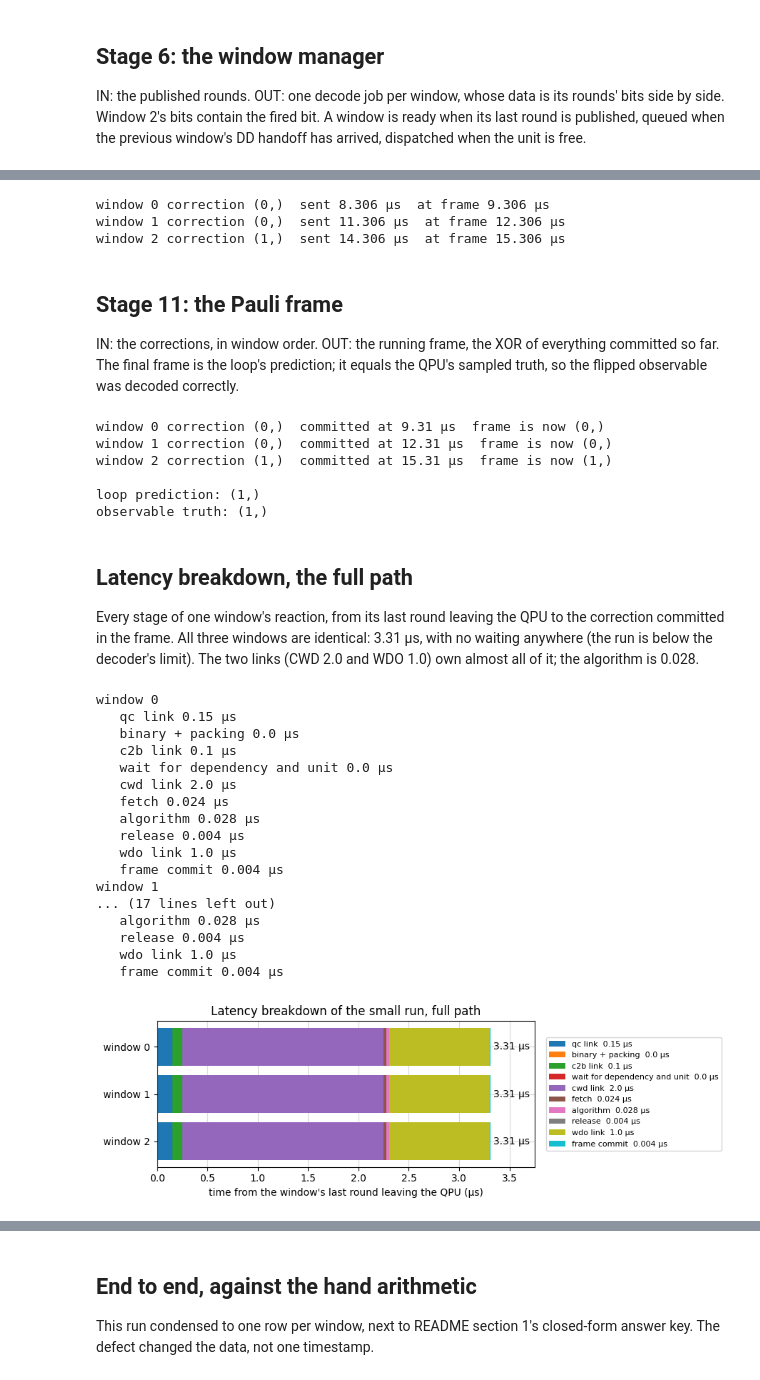
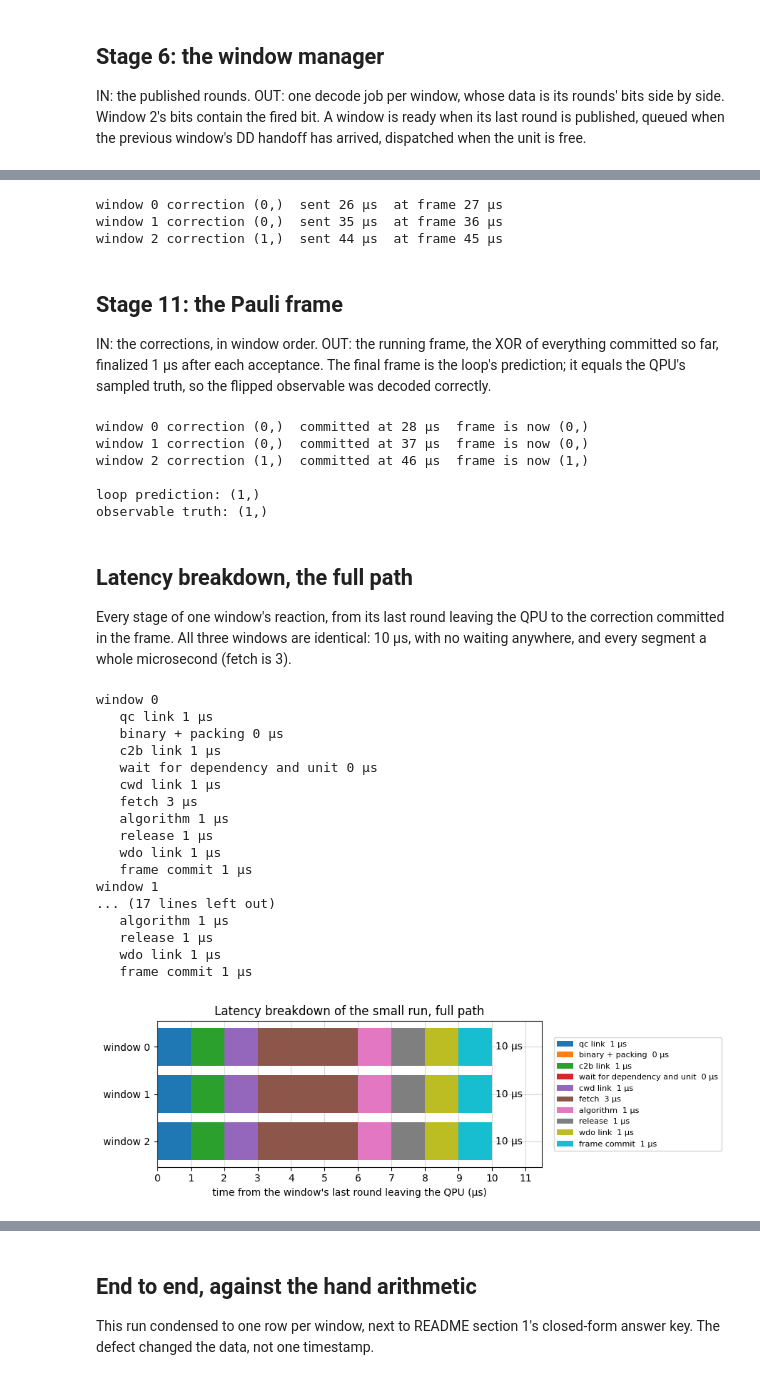
Before and after one commit to Subashkatel/decsim, a Jupyter notebook: guide/walkthrough/small_run.ipynb, the cells around one changed output, grey strips where cells are left out. Saved outputs shown, nothing was run; the diff lists cells and outputs as text; code cells hidden in the pictures.

Commit message:
guide: whole-number small-run card (small_run.yaml); fully broken-down timeline; answer key, notebook, README moved to the new numbers

```diff
--- a/guide/walkthrough/small_run.ipynb
+++ b/guide/walkthrough/small_run.ipynb
@@ -22,7 +25,7 @@ print(repo_root)
 # %%
 import yaml
 
-CONFIG_PATH = repo_root / "experiments/validation/analytic_oracle_d3_r12.yaml"
+CONFIG_PATH = repo_root / "guide/walkthrough/small_run.yaml"
 config = yaml.safe_load(CONFIG_PATH.read_text())
 print(CONFIG_PATH.read_text())
 # %% [output]
@@ -110,7 +113,7 @@ from decsim.links.link_profiles import logical_reference_profile, with_controlle
 from decsim.links.links import LinkConfig
 
 cards = config["links"]
-source = "analytic_oracle_d3_r12.yaml"
+source = "small_run.yaml"
 
 links = with_controller_to_buffer_edge(logical_reference_profile(),
                                        latency_us=cards["c2b"]["latency_us"],
@@ -181,7 +184,10 @@ qpu = completed.qpu.model
 
 
 def us(ticks):
-    return round(ticks / TICKS_PER_US, 6)
+    value = ticks / TICKS_PER_US
+    if value == int(value):
+        return int(value)
+    return round(value, 6)
 
 
 def transfers_on(path):
@@ -448,16 +455,16 @@ for window_id, record in sorted(frame_records.items()):
     print("window", window_id, "correction", record.logical_observables,
           " sent", sent, "µs  at frame", arrived, "µs")
 # %% [output]
-window 0 correction (0,)  sent 8.306 µs  at frame 9.306 µs
-window 1 correction (0,)  sent 11.306 µs  at frame 12.306 µs
-window 2 correction (1,)  sent 14.306 µs  at frame 15.306 µs
+window 0 correction (0,)  sent 26 µs  at frame 27 µs
+window 1 correction (0,)  sent 35 µs  at frame 36 µs
+window 2 correction (1,)  sent 44 µs  at frame 45 µs
 # %% [markdown]
 ## Stage 11: the Pauli frame
 
 IN: the corrections, in window order. OUT: the running frame, the XOR of
-everything committed so far. The final frame is the loop's prediction; it
-equals the QPU's sampled truth, so the flipped observable was decoded
-correctly.
+everything committed so far, finalized 1 µs after each acceptance. The
+final frame is the loop's prediction; it equals the QPU's sampled truth,
+so the flipped observable was decoded correctly.
 # %%
 frame = 0
 for window_id, record in sorted(frame_records.items()):
@@ -470,9 +477,9 @@ print()
 print("loop prediction:", tuple(result.logical_observables))
 print("observable truth:", tuple(result.observable_truth))
 # %% [output]
-window 0 correction (0,)  committed at 9.31 µs  frame is now (0,)
-window 1 correction (0,)  committed at 12.31 µs  frame is now (0,)
-window 2 correction (1,)  committed at 15.31 µs  frame is now (1,)
+window 0 correction (0,)  committed at 28 µs  frame is now (0,)
+window 1 correction (0,)  committed at 37 µs  frame is now (0,)
+window 2 correction (1,)  committed at 46 µs  frame is now (1,)
 
 loop prediction: (1,)
 observable truth: (1,)
@@ -481,9 +488,8 @@ observable truth: (1,)
 
 Every stage of one window's reaction, from its last round leaving the QPU
 to the correction committed in the frame. All three windows are identical:
-3.31 µs, with no waiting anywhere (the run is below the decoder's limit).
-The two links (CWD 2.0 and WDO 1.0) own almost all of it; the algorithm is
-0.028.
+10 µs, with no waiting anywhere, and every segment a whole microsecond
+(fetch is 3).
 # %%
 import matplotlib.pyplot as plt
 
@@ -515,50 +521,51 @@ for window_id in windows:
         print("  ", stage, duration, "µs")
 # %% [output]
 window 0
-   qc link 0.15 µs
-   binary + packing 0.0 µs
-   c2b link 0.1 µs
-   wait for dependency and unit 0.0 µs
-   cwd link 2.0 µs
-   fetch 0.024 µs
-   algorithm 0.028 µs
-   release 0.004 µs
-   wdo link 1.0 µs
-   frame commit 0.004 µs
+   qc link 1 µs
+   binary + packing 0 µs
+   c2b link 1 µs
+   wait for dependency and unit 0 µs
+   cwd link 1 µs
+   fetch 3 µs
+   algorithm 1 µs
+   release 1 µs
+   wdo link 1 µs
+   frame commit 1 µs
 window 1
 ... (17 lines left out)
-   algorithm 0.028 µs
-   release 0.004 µs
-   wdo link 1.0 µs
-   frame commit 0.004 µs
+   algorithm 1 µs
+   release 1 µs
+   wdo link 1 µs
+   frame commit 1 µs
 # %%
 figure, axis = plt.subplots(figsize=(9, 3))
 colors = plt.cm.tab10.colors
 
 for row, window_id in enumerate(windows):
-    start = 0.0
+    start = 0
     for stage_index, (stage, duration) in enumerate(breakdown(window_id)):
         label = None
         if row == 0:
             label = stage + "  " + str(duration) + " µs"
         axis.barh(row, duration, left=start, color=colors[stage_index], label=label)
         start = start + duration
-    axis.text(start + 0.03, row, str(round(start, 3)) + " µs", va="center")
+    axis.text(start + 0.1, row, str(start) + " µs", va="center")
 
 axis.set_yticks(range(len(windows)))
 axis.set_yticklabels(["window " + str(window_id) for window_id in windows])
 axis.invert_yaxis()
-axis.set_xlim(0, 3.75)
+axis.set_xticks(range(12))
+axis.set_xlim(0, 11.5)
 axis.grid(alpha=0.5, linewidth=0.8)
 axis.set_axisbelow(True)
 axis.set_xlabel("time from the window's last round leaving the QPU (µs)")
 axis.set_title("Latency breakdown of the small run, full path")
 axis.legend(loc="center left", bbox_to_anchor=(1.02, 0.5), fontsize=8)
 figure.tight_layout()
 figure.savefig(repo_root / "guide" / "walkthrough" / "figures" / "small_run_breakdown.png", dpi=200)
 plt.show()
 # %% [output]
-[figure, old version]
+[figure, new version]
 # %% [markdown]
 ## The whole run on one timeline
 
```
Also changed, not shown: parts of 27 cells of this notebook, 5 other files.
